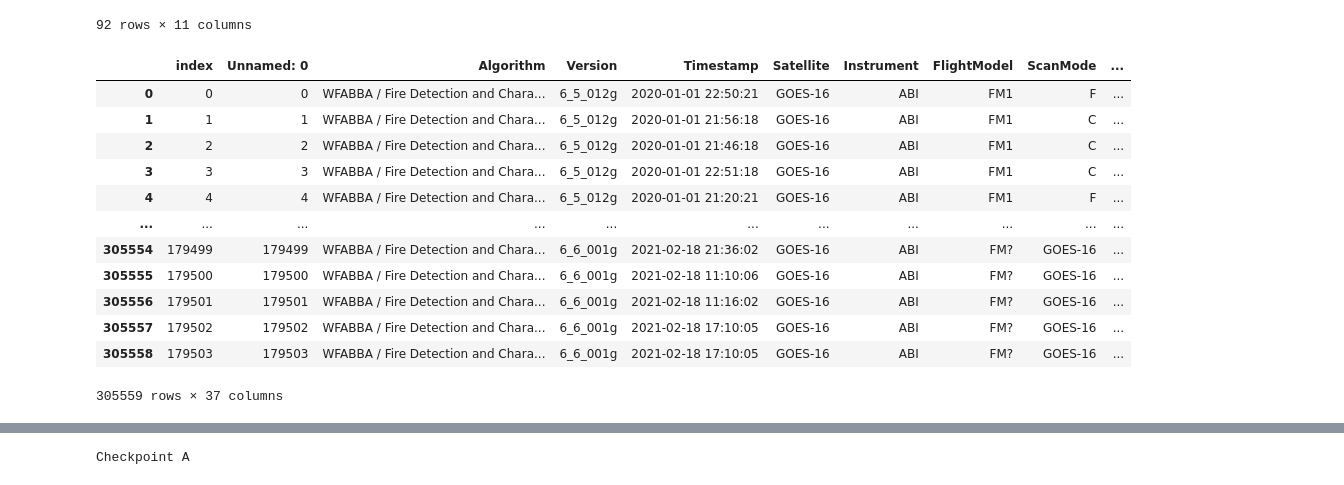
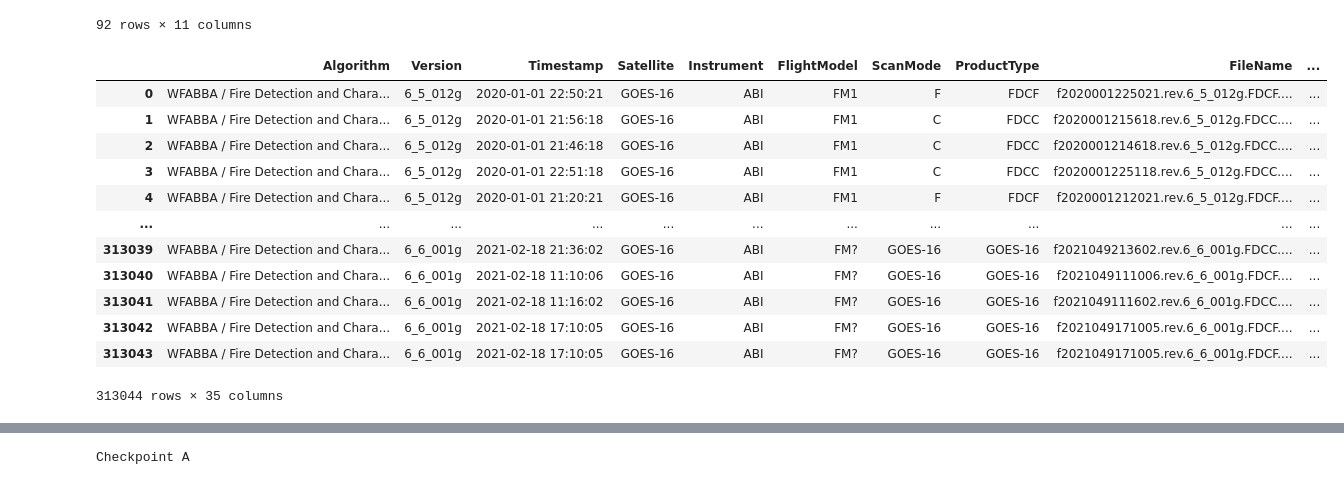
Before and after one commit to shaneluna/smokeynet-engineering, a Jupyter notebook: notebooks/wfabba/WFABBA_FIgLib_Join.ipynb, the cells around one changed output, grey strips where cells are left out. Cells and saved outputs as stored; diff of their text form; code cells hidden in the pictures.

```diff
--- a/notebooks/wfabba/WFABBA_FIgLib_Join.ipynb
+++ b/notebooks/wfabba/WFABBA_FIgLib_Join.ipynb
@@ -237,28 +237,30 @@ wfabba_goes_16_part1_df = pd.read_csv("goes-16_2020_Part1.csv")
 wfabba_goes_16_part2_df = pd.read_csv("goes-16_2020_Part2.csv")
 wfabba_goes_16_part3_df = pd.read_csv("goes-16_2020_Part3.csv")
 wfabba_goes_16_part4_df = pd.read_csv("goes-16_2020_Part4.csv")
+wfabba_goes_16_jan_2021_df = pd.read_csv("goes-16_2021_Jan.csv")
 wfabba_goes_16_2021_df = pd.read_csv("goes-16.csv") #2021 detections
 # %%
 # GOES 16 operations
-wfabba_goes_16_df = pd.concat([wfabba_goes_16_part1_df,wfabba_goes_16_part2_df,wfabba_goes_16_part3_df,wfabba_goes_16_part4_df, wfabba_goes_16_2021_df])
+wfabba_goes_16_df = pd.concat([wfabba_goes_16_part1_df,wfabba_goes_16_part2_df,wfabba_goes_16_part3_df,wfabba_goes_16_part4_df, wfabba_goes_16_jan_2021_df, wfabba_goes_16_2021_df])
 wfabba_goes_16_df["timestamp_converted"] = pd.to_datetime(wfabba_goes_16_df["Timestamp"], infer_datetime_format=True, origin="unix", utc=True)
 wfabba_goes_16_df["timestamp_converted"]
 wfabba_goes_16_df = wfabba_goes_16_df.reset_index()
+wfabba_goes_16_df = wfabba_goes_16_df.drop(columns=["index", "Unnamed: 0"])
 wfabba_goes_16_df
 # %% [output]
-|  | index | Unnamed: 0 | Algorithm | Version | Timestamp | Satellite | Instrument | FlightModel | ScanMode | ... |
-| 0 | 0 | 0 | WFABBA / Fire Detection and Chara... | 6_5_012g | 2020-01-01 22:50:21 | GOES-16 | ABI | FM1 | F | ... |
-| 1 | 1 | 1 | WFABBA / Fire Detection and Chara... | 6_5_012g | 2020-01-01 21:56:18 | GOES-16 | ABI | FM1 | C | ... |
-| 2 | 2 | 2 | WFABBA / Fire Detection and Chara... | 6_5_012g | 2020-01-01 21:46:18 | GOES-16 | ABI | FM1 | C | ... |
-| 3 | 3 | 3 | WFABBA / Fire Detection and Chara... | 6_5_012g | 2020-01-01 22:51:18 | GOES-16 | ABI | FM1 | C | ... |
-| 4 | 4 | 4 | WFABBA / Fire Detection and Chara... | 6_5_012g | 2020-01-01 21:20:21 | GOES-16 | ABI | FM1 | F | ... |
+|  | Algorithm | Version | Timestamp | Satellite | Instrument | FlightModel | ScanMode | ProductType | FileName | ... |
+| 0 | WFABBA / Fire Detection and Chara... | 6_5_012g | 2020-01-01 22:50:21 | GOES-16 | ABI | FM1 | F | FDCF | f2020001225021.rev.6_5_012g.FDCF.... | ... |
+| 1 | WFABBA / Fire Detection and Chara... | 6_5_012g | 2020-01-01 21:56:18 | GOES-16 | ABI | FM1 | C | FDCC | f2020001215618.rev.6_5_012g.FDCC.... | ... |
+| 2 | WFABBA / Fire Detection and Chara... | 6_5_012g | 2020-01-01 21:46:18 | GOES-16 | ABI | FM1 | C | FDCC | f2020001214618.rev.6_5_012g.FDCC.... | ... |
+| 3 | WFABBA / Fire Detection and Chara... | 6_5_012g | 2020-01-01 22:51:18 | GOES-16 | ABI | FM1 | C | FDCC | f2020001225118.rev.6_5_012g.FDCC.... | ... |
+| 4 | WFABBA / Fire Detection and Chara... | 6_5_012g | 2020-01-01 21:20:21 | GOES-16 | ABI | FM1 | F | FDCF | f2020001212021.rev.6_5_012g.FDCF.... | ... |
 | ... | ... | ... | ... | ... | ... | ... | ... | ... | ... | ... |
-| 305554 | 179499 | 179499 | WFABBA / Fire Detection and Chara... | 6_6_001g | 2021-02-18 21:36:02 | GOES-16 | ABI | FM? | GOES-16 | ... |
-| 305555 | 179500 | 179500 | WFABBA / Fire Detection and Chara... | 6_6_001g | 2021-02-18 11:10:06 | GOES-16 | ABI | FM? | GOES-16 | ... |
-| 305556 | 179501 | 179501 | WFABBA / Fire Detection and Chara... | 6_6_001g | 2021-02-18 11:16:02 | GOES-16 | ABI | FM? | GOES-16 | ... |
-| 305557 | 179502 | 179502 | WFABBA / Fire Detection and Chara... | 6_6_001g | 2021-02-18 17:10:05 | GOES-16 | ABI | FM? | GOES-16 | ... |
-| 305558 | 179503 | 179503 | WFABBA / Fire Detection and Chara... | 6_6_001g | 2021-02-18 17:10:05 | GOES-16 | ABI | FM? | GOES-16 | ... |
+| 313039 | WFABBA / Fire Detection and Chara... | 6_6_001g | 2021-02-18 21:36:02 | GOES-16 | ABI | FM? | GOES-16 | GOES-16 | f2021049213602.rev.6_6_001g.FDCC.... | ... |
+| 313040 | WFABBA / Fire Detection and Chara... | 6_6_001g | 2021-02-18 11:10:06 | GOES-16 | ABI | FM? | GOES-16 | GOES-16 | f2021049111006.rev.6_6_001g.FDCF.... | ... |
+| 313041 | WFABBA / Fire Detection and Chara... | 6_6_001g | 2021-02-18 11:16:02 | GOES-16 | ABI | FM? | GOES-16 | GOES-16 | f2021049111602.rev.6_6_001g.FDCC.... | ... |
+| 313042 | WFABBA / Fire Detection and Chara... | 6_6_001g | 2021-02-18 17:10:05 | GOES-16 | ABI | FM? | GOES-16 | GOES-16 | f2021049171005.rev.6_6_001g.FDCF.... | ... |
+| 313043 | WFABBA / Fire Detection and Chara... | 6_6_001g | 2021-02-18 17:10:05 | GOES-16 | ABI | FM? | GOES-16 | GOES-16 | f2021049171005.rev.6_6_001g.FDCF.... | ... |
-305559 rows × 37 columns
+313044 rows × 35 columns
 # %%
 #read in GOES 17 inputs
 wfabba_goes_17_part1_df = pd.read_csv("goes-17_2020_Part1.csv")
```
Also changed, not shown: parts of 42 cells of this notebook.
